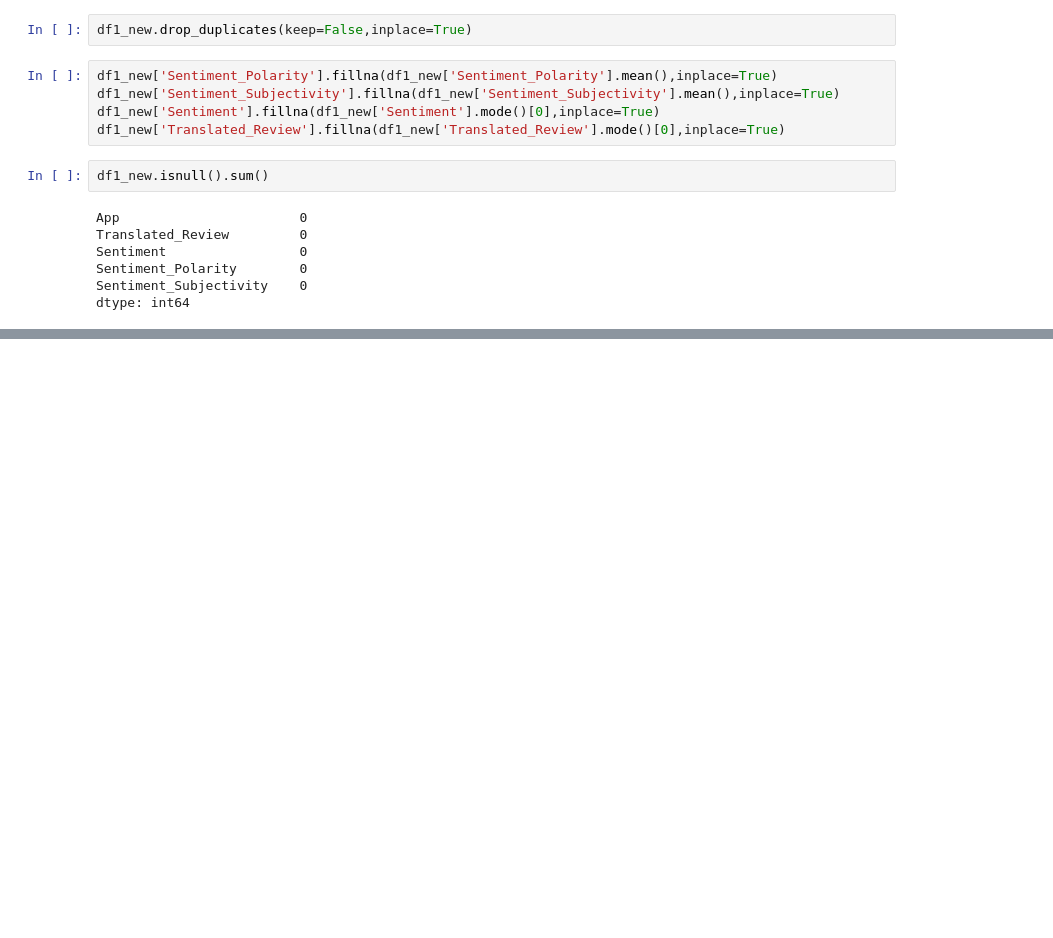
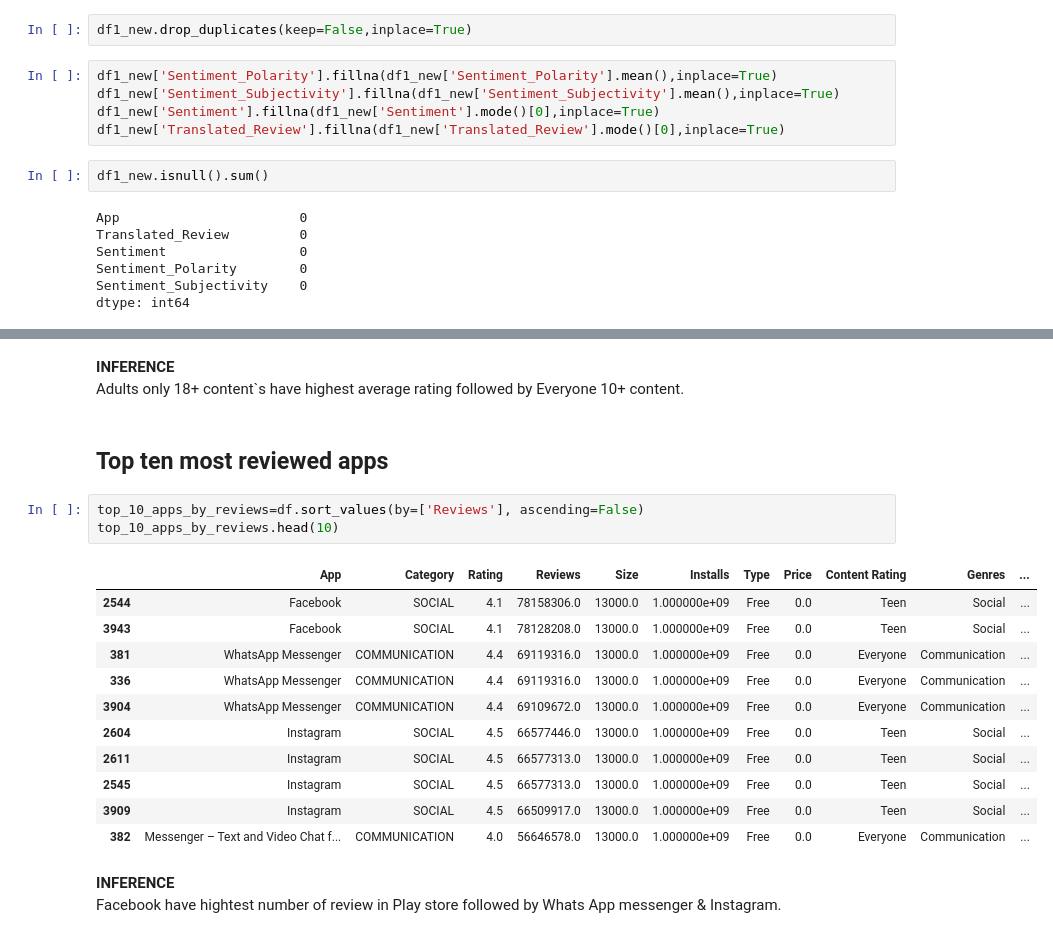
Before and after one commit to RITIK1442840127/Play-Store-Data-Analysis, a Jupyter notebook: Play_Store_Analysis_by_RITIK_TIWARI.ipynb, the cells around one changed output, grey strips where cells are left out. Saved outputs shown, nothing was run; the diff lists cells and outputs as text; blank space fills up the shorter version.

Commit message:
Third commit Play-Store Data Analysis

```diff
--- a/Play_Store_Analysis_by_RITIK_TIWARI.ipynb
+++ b/Play_Store_Analysis_by_RITIK_TIWARI.ipynb
@@ -647,0 +673,23 @@ df1_new.tail()
+# %% [markdown]
+**INFERENCE**
+Adults only 18+ content`s have highest average rating followed by Everyone 10+ content.
+# %% [markdown]
+## Top ten most reviewed apps
+# %%
+top_10_apps_by_reviews=df.sort_values(by=['Reviews'], ascending=False)
+top_10_apps_by_reviews.head(10)
+# %% [output]
+|  | App | Category | Rating | Reviews | Size | Installs | Type | Price | Content Rating | Genres | ... |
+| 2544 | Facebook | SOCIAL | 4.1 | 78158306.0 | 13000.0 | 1.000000e+09 | Free | 0.0 | Teen | Social | ... |
+| 3943 | Facebook | SOCIAL | 4.1 | 78128208.0 | 13000.0 | 1.000000e+09 | Free | 0.0 | Teen | Social | ... |
+| 381 | WhatsApp Messenger | COMMUNICATION | 4.4 | 69119316.0 | 13000.0 | 1.000000e+09 | Free | 0.0 | Everyone | Communication | ... |
+| 336 | WhatsApp Messenger | COMMUNICATION | 4.4 | 69119316.0 | 13000.0 | 1.000000e+09 | Free | 0.0 | Everyone | Communication | ... |
+| 3904 | WhatsApp Messenger | COMMUNICATION | 4.4 | 69109672.0 | 13000.0 | 1.000000e+09 | Free | 0.0 | Everyone | Communication | ... |
+| 2604 | Instagram | SOCIAL | 4.5 | 66577446.0 | 13000.0 | 1.000000e+09 | Free | 0.0 | Teen | Social | ... |
+| 2611 | Instagram | SOCIAL | 4.5 | 66577313.0 | 13000.0 | 1.000000e+09 | Free | 0.0 | Teen | Social | ... |
+| 2545 | Instagram | SOCIAL | 4.5 | 66577313.0 | 13000.0 | 1.000000e+09 | Free | 0.0 | Teen | Social | ... |
+| 3909 | Instagram | SOCIAL | 4.5 | 66509917.0 | 13000.0 | 1.000000e+09 | Free | 0.0 | Teen | Social | ... |
+| 382 | Messenger – Text and Video Chat f... | COMMUNICATION | 4.0 | 56646578.0 | 13000.0 | 1.000000e+09 | Free | 0.0 | Everyone | Communication | ... |
+# %% [markdown]
+**INFERENCE**
+Facebook have hightest number of review in Play store followed by Whats App messenger & Instagram.
```
Also changed, not shown: parts of 10 cells of this notebook.
